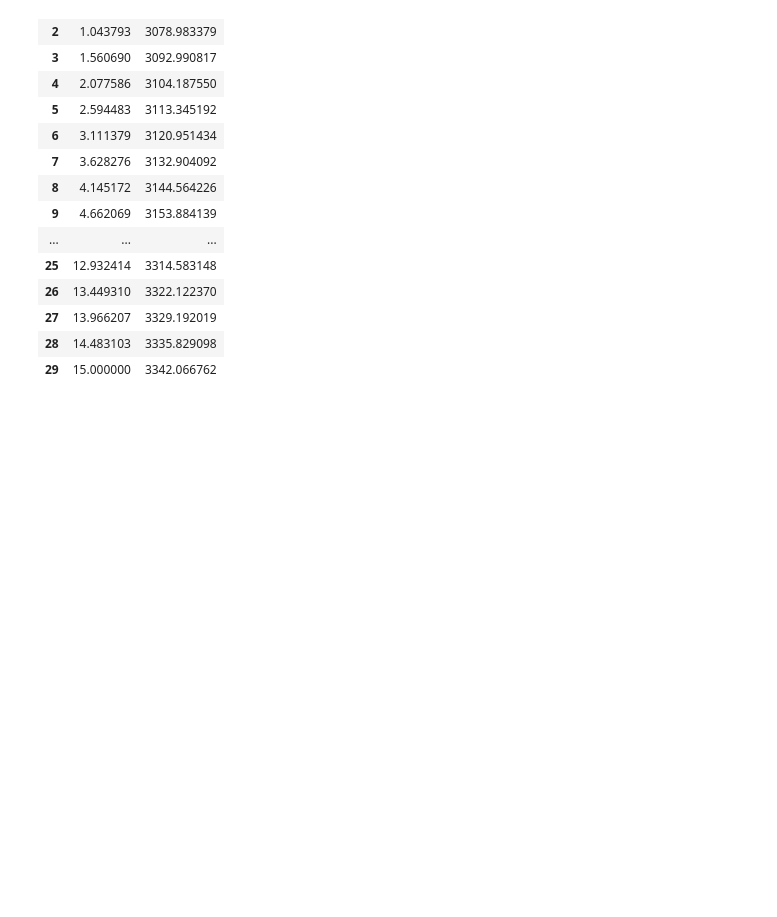
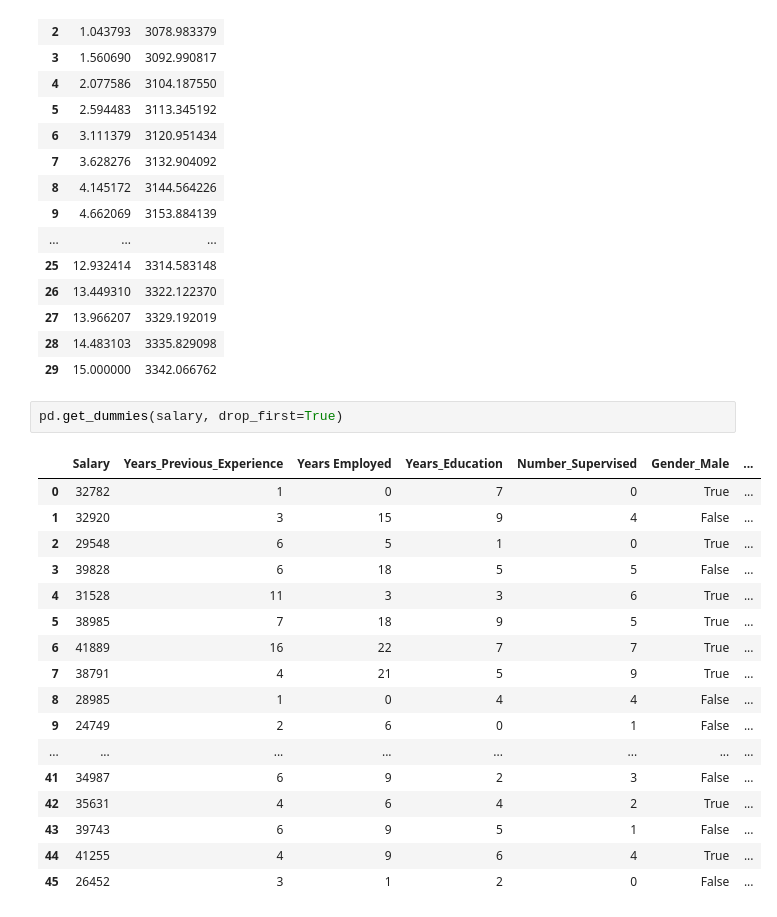
Before and after one commit to muddasarsayyad786/Machine_Learning, a Jupyter notebook: ridge_regression.ipynb, the cells around one changed output. Saved outputs shown, nothing was run; the diff lists cells and outputs as text; blank space fills up the shorter version.

```diff
--- a/ridge_regression.ipynb
+++ b/ridge_regression.ipynb
@@ -183,3 +183,23 @@ df_scores.sort_values('score')
 | 27 | 13.966207 | 3329.192019 |
 | 28 | 14.483103 | 3335.829098 |
 | 29 | 15.000000 | 3342.066762 |
+# %%
+pd.get_dummies(salary, drop_first=True)
+# %% [output]
+|  | Salary | Years_Previous_Experience | Years Employed | Years_Education | Number_Supervised | Gender_Male | ... |
+| 0 | 32782 | 1 | 0 | 7 | 0 | True | ... |
+| 1 | 32920 | 3 | 15 | 9 | 4 | False | ... |
+| 2 | 29548 | 6 | 5 | 1 | 0 | True | ... |
+| 3 | 39828 | 6 | 18 | 5 | 5 | False | ... |
+| 4 | 31528 | 11 | 3 | 3 | 6 | True | ... |
+| 5 | 38985 | 7 | 18 | 9 | 5 | True | ... |
+| 6 | 41889 | 16 | 22 | 7 | 7 | True | ... |
+| 7 | 38791 | 4 | 21 | 5 | 9 | True | ... |
+| 8 | 28985 | 1 | 0 | 4 | 4 | False | ... |
+| 9 | 24749 | 2 | 6 | 0 | 1 | False | ... |
+| ... | ... | ... | ... | ... | ... | ... | ... |
+| 41 | 34987 | 6 | 9 | 2 | 3 | False | ... |
+| 42 | 35631 | 4 | 6 | 4 | 2 | True | ... |
+| 43 | 39743 | 6 | 9 | 5 | 1 | False | ... |
+| 44 | 41255 | 4 | 9 | 6 | 4 | True | ... |
+| 45 | 26452 | 3 | 1 | 2 | 0 | False | ... |
```
Also changed, not shown: 1 other file.
